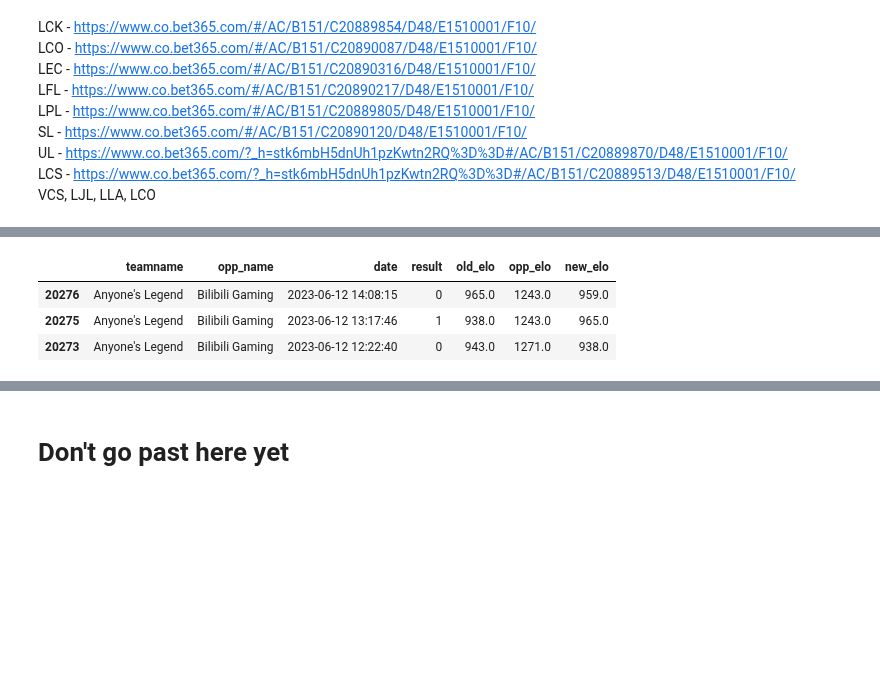
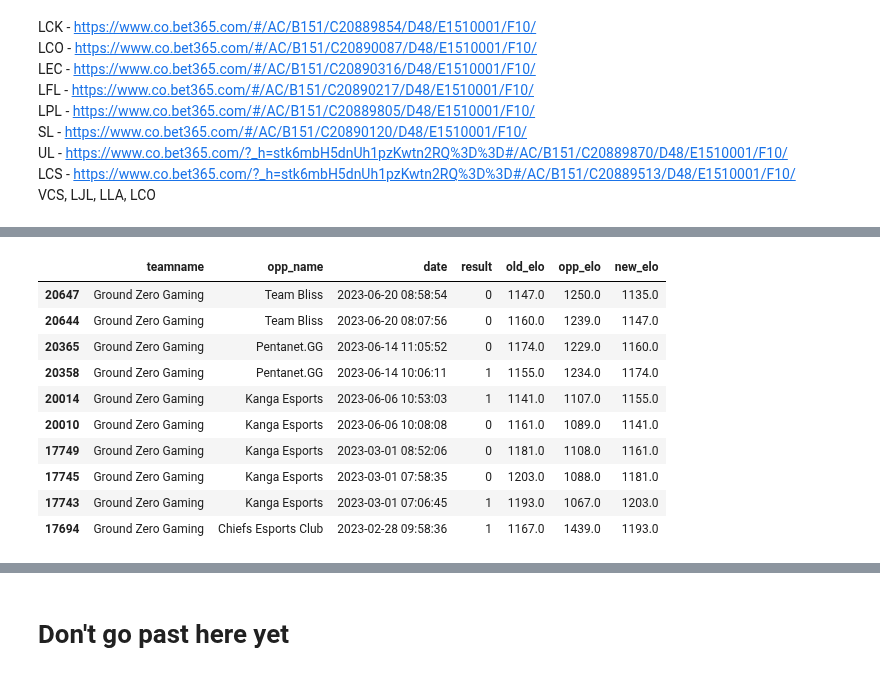
Before and after one commit to richie-p-meyer/league, a Jupyter notebook: scratch.ipynb, the cells around one changed output, grey strips where cells are left out. Cells and saved outputs as stored; diff of their text form; code cells hidden in the pictures; blank space fills up the shorter version.

```diff
--- a/scratch.ipynb
+++ b/scratch.ipynb
@@ -408,12 +408,19 @@ monies1 = monies1[monies1.odds_diff>.08]
 monies3 =monies[['teamname','league','odds','opp_name','new_elo','opp_elo','odds_diff_3']].sort_values(['league','odds_diff_3'],ascending=False)
 monies3 = monies3[monies3.odds_diff_3>.08]
 # %%
-get_team(df,"Anyone's Legend",3)
+get_team(df,"Ground Zero Gaming",10)
 # %% [output]
 |  | teamname | opp_name | date | result | old_elo | opp_elo | new_elo |
-| 20276 | Anyone's Legend | Bilibili Gaming | 2023-06-12 14:08:15 | 0 | 965.0 | 1243.0 | 959.0 |
-| 20275 | Anyone's Legend | Bilibili Gaming | 2023-06-12 13:17:46 | 1 | 938.0 | 1243.0 | 965.0 |
-| 20273 | Anyone's Legend | Bilibili Gaming | 2023-06-12 12:22:40 | 0 | 943.0 | 1271.0 | 938.0 |
+| 20647 | Ground Zero Gaming | Team Bliss | 2023-06-20 08:58:54 | 0 | 1147.0 | 1250.0 | 1135.0 |
+| 20644 | Ground Zero Gaming | Team Bliss | 2023-06-20 08:07:56 | 0 | 1160.0 | 1239.0 | 1147.0 |
+| 20365 | Ground Zero Gaming | Pentanet.GG | 2023-06-14 11:05:52 | 0 | 1174.0 | 1229.0 | 1160.0 |
+| 20358 | Ground Zero Gaming | Pentanet.GG | 2023-06-14 10:06:11 | 1 | 1155.0 | 1234.0 | 1174.0 |
+| 20014 | Ground Zero Gaming | Kanga Esports | 2023-06-06 10:53:03 | 1 | 1141.0 | 1107.0 | 1155.0 |
+| 20010 | Ground Zero Gaming | Kanga Esports | 2023-06-06 10:08:08 | 0 | 1161.0 | 1089.0 | 1141.0 |
+| 17749 | Ground Zero Gaming | Kanga Esports | 2023-03-01 08:52:06 | 0 | 1181.0 | 1108.0 | 1161.0 |
+| 17745 | Ground Zero Gaming | Kanga Esports | 2023-03-01 07:58:35 | 0 | 1203.0 | 1088.0 | 1181.0 |
+| 17743 | Ground Zero Gaming | Kanga Esports | 2023-03-01 07:06:45 | 1 | 1193.0 | 1067.0 | 1203.0 |
+| 17694 | Ground Zero Gaming | Chiefs Esports Club | 2023-02-28 09:58:36 | 1 | 1167.0 | 1439.0 | 1193.0 |
 # %%
 monies1[~(monies1.league=='lck')&~(monies1.league=='lpl')]
 # %% [output]
```
Also changed, not shown: parts of 8 cells of this notebook, 11 other files.
